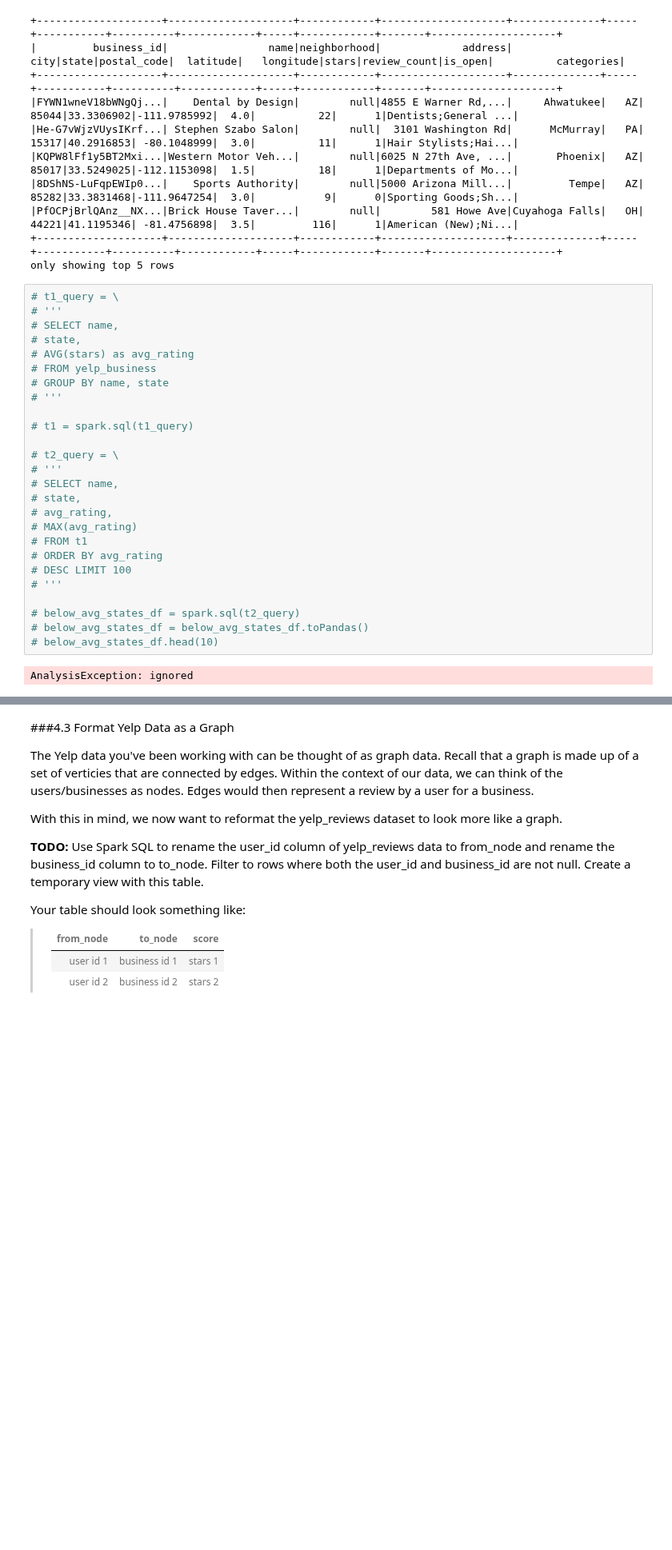
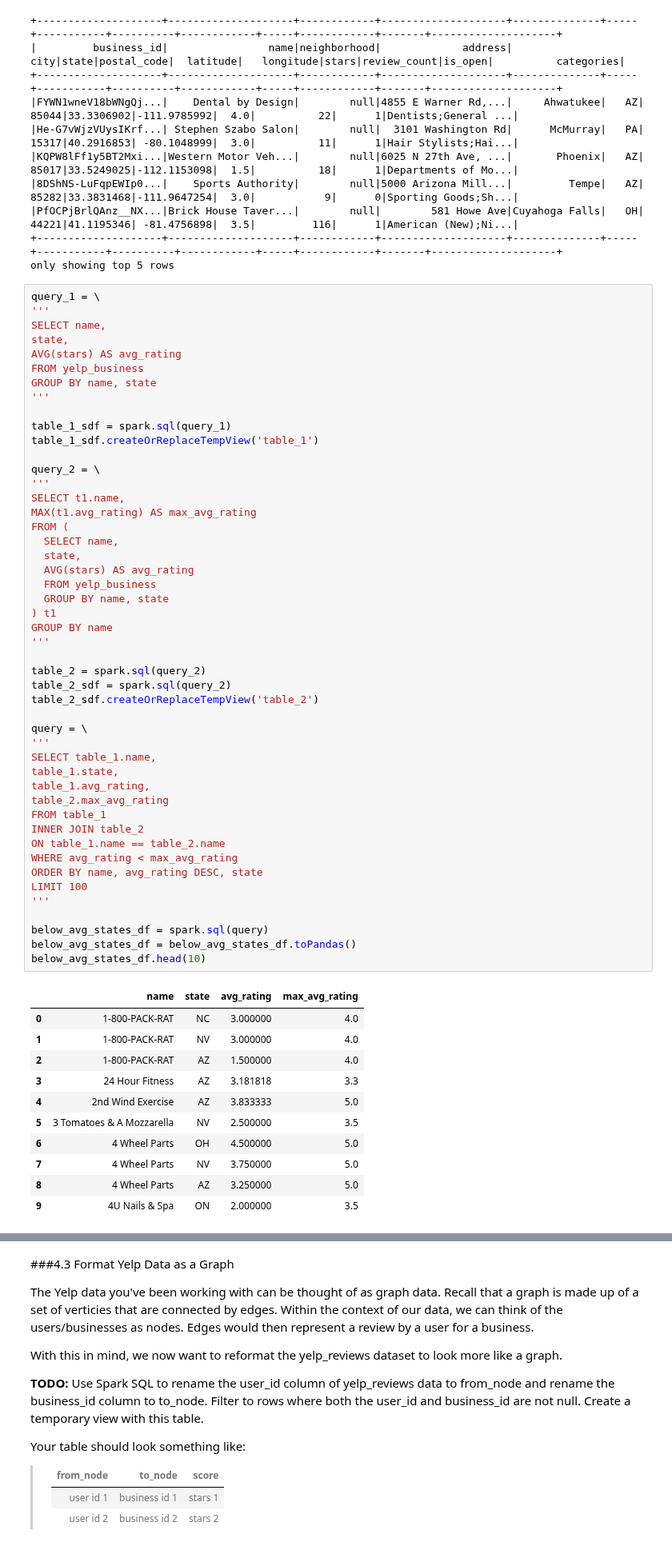
Before and after one commit to spatank/CIS-545, a Jupyter notebook: Homework_2_SPP.ipynb, the cells around one changed output, grey strips where cells are left out. Shown at 80% size. Saved outputs shown, nothing was run; the diff lists cells and outputs as text; blank space fills up the shorter version.

```diff
--- a/Homework_2_SPP.ipynb
+++ b/Homework_2_SPP.ipynb
@@ -1209,33 +1209,65 @@ yelp_business_sdf.show(5)
 +--------------------+--------------------+------------+--------------------+--------------+-----+-----------+----------+------------+-----+------------+-------+--------------------+
 only showing top 5 rows
 # %%
-# t1_query = \
-# '''
-# SELECT name,
-# state,
-# AVG(stars) as avg_rating
-# FROM yelp_business
-# GROUP BY name, state
-# '''
+query_1 = \
+'''
+SELECT name,
+state,
+AVG(stars) AS avg_rating
+FROM yelp_business
+GROUP BY name, state
+'''
 
-# t1 = spark.sql(t1_query)
+table_1_sdf = spark.sql(query_1)
+table_1_sdf.createOrReplaceTempView('table_1')
 
-# t2_query = \
-# '''
-# SELECT name,
-# state,
-# avg_rating,
-# MAX(avg_rating)
-# FROM t1
-# ORDER BY avg_rating
-# DESC LIMIT 100
-# '''
+query_2 = \
+'''
+SELECT t1.name,
+MAX(t1.avg_rating) AS max_avg_rating
+FROM (
+  SELECT name,
+  state,
+  AVG(stars) AS avg_rating
+  FROM yelp_business
+  GROUP BY name, state
+) t1
+GROUP BY name
+'''
 
-# below_avg_states_df = spark.sql(t2_query)
-# below_avg_states_df = below_avg_states_df.toPandas()
-# below_avg_states_df.head(10)
+table_2 = spark.sql(query_2)
+table_2_sdf = spark.sql(query_2)
+table_2_sdf.createOrReplaceTempView('table_2')
+
+query = \
+'''
+SELECT table_1.name,
+table_1.state,
+table_1.avg_rating,
+table_2.max_avg_rating
+FROM table_1
+INNER JOIN table_2
+ON table_1.name == table_2.name
+WHERE avg_rating < max_avg_rating
+ORDER BY name, avg_rating DESC, state
+LIMIT 100
+'''
+
+below_avg_states_df = spark.sql(query)
+below_avg_states_df = below_avg_states_df.toPandas()
+below_avg_states_df.head(10)
 # %% [output]
-AnalysisException: ignored
+|  | name | state | avg_rating | max_avg_rating |
+| 0 | 1-800-PACK-RAT | NC | 3.000000 | 4.0 |
+| 1 | 1-800-PACK-RAT | NV | 3.000000 | 4.0 |
+| 2 | 1-800-PACK-RAT | AZ | 1.500000 | 4.0 |
+| 3 | 24 Hour Fitness | AZ | 3.181818 | 3.3 |
+| 4 | 2nd Wind Exercise | AZ | 3.833333 | 5.0 |
+| 5 | 3 Tomatoes & A Mozzarella | NV | 2.500000 | 3.5 |
+| 6 | 4 Wheel Parts | OH | 4.500000 | 5.0 |
+| 7 | 4 Wheel Parts | NV | 3.750000 | 5.0 |
+| 8 | 4 Wheel Parts | AZ | 3.250000 | 5.0 |
+| 9 | 4U Nails & Spa | ON | 2.000000 | 3.5 |
 # %%
 grader.grade(test_case_id = 'check_by_state_rating', answer = below_avg_states_df)
 # %% [output]
```
Also changed, not shown: parts of 14 cells of this notebook.
